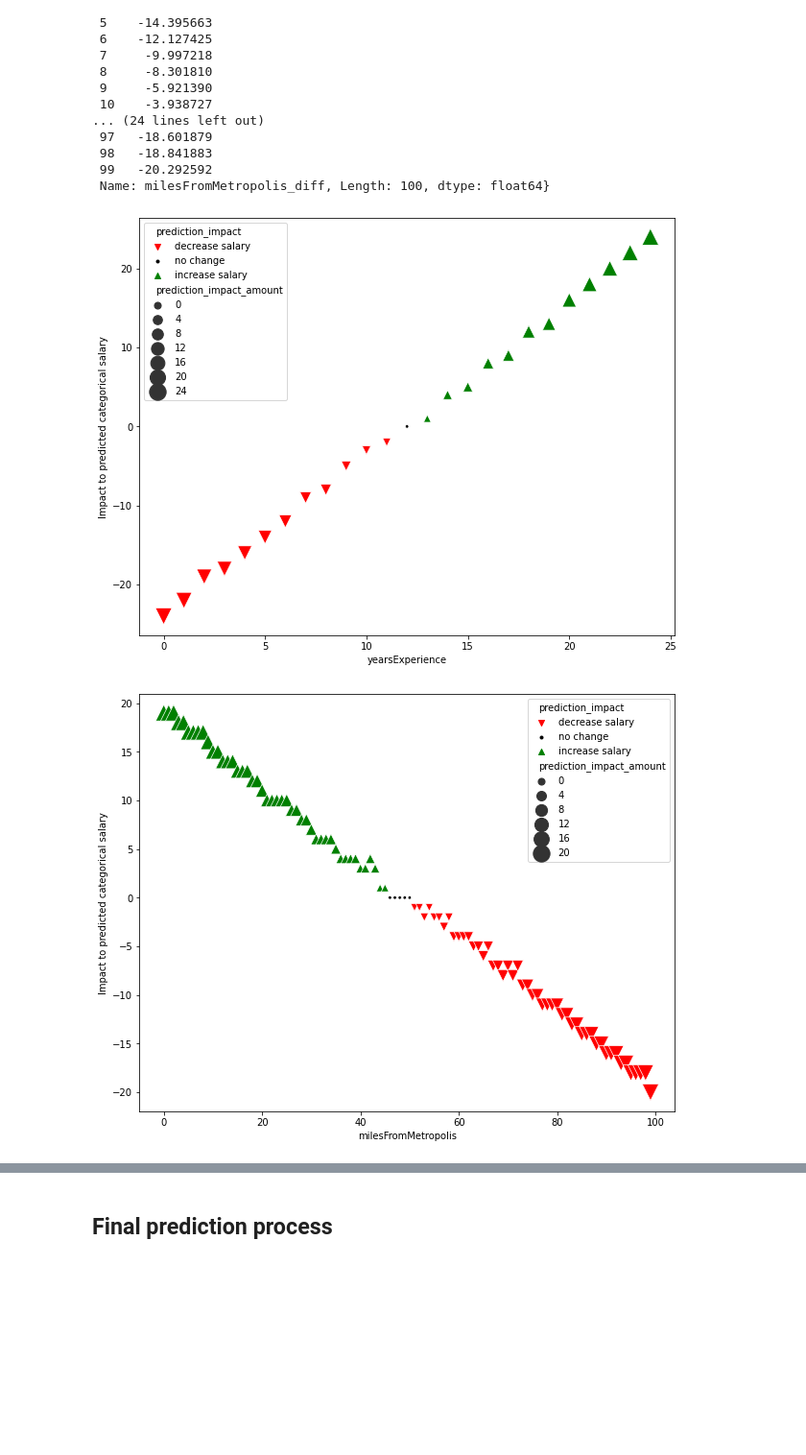
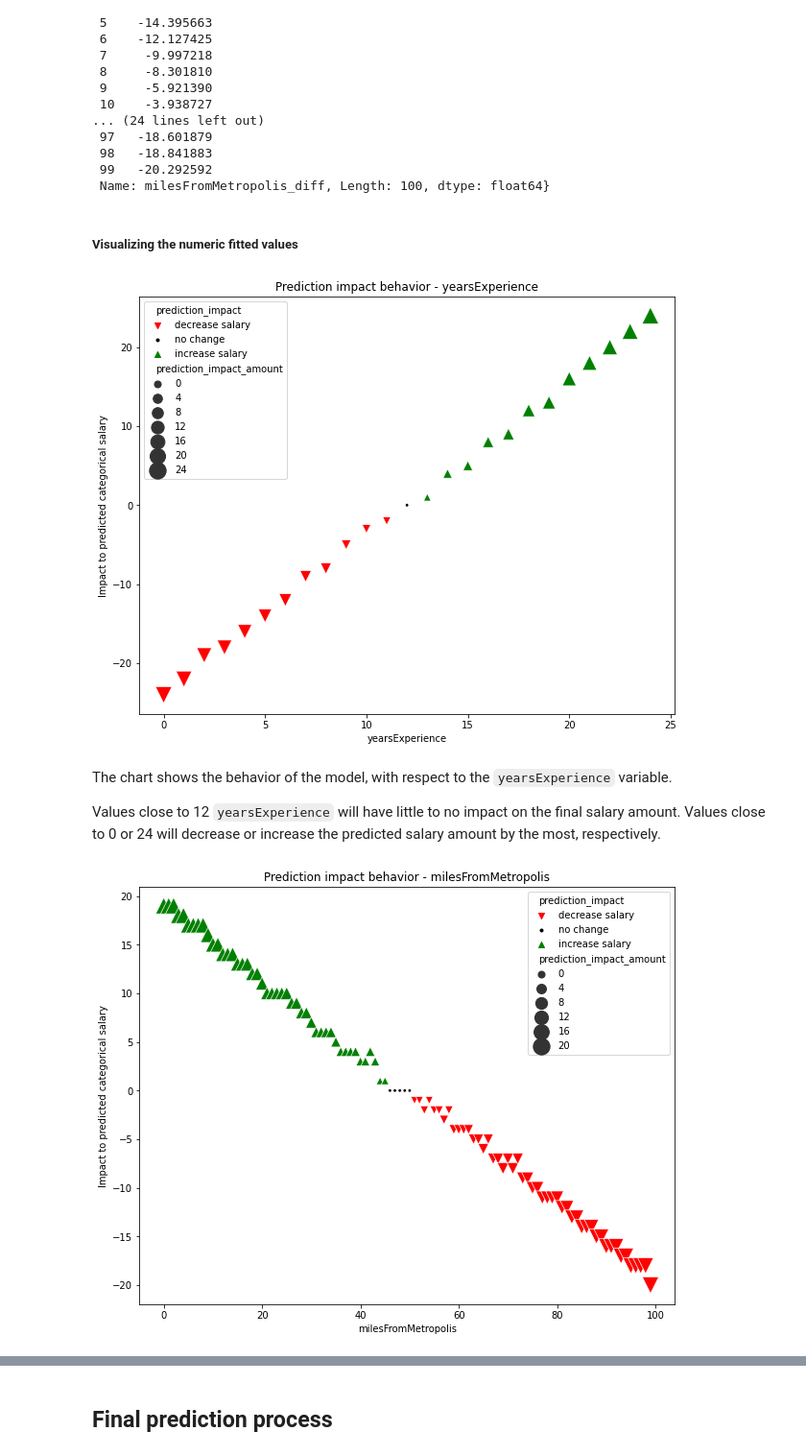
Before and after one commit to scottwiles/salary_prediction, a Jupyter notebook: notebooks/salary_prediction_baseline_model.ipynb, the cells around one changed output, grey strips where cells are left out. Shown: that part at 96% size. Saved outputs shown, nothing was run; the diff lists cells and outputs as text; code cells hidden in the pictures; blank space fills up the shorter version.

Commit message:
inspect baseline residuals

```diff
--- a/notebooks/salary_prediction_baseline_model.ipynb
+++ b/notebooks/salary_prediction_baseline_model.ipynb
@@ -98,11 +114,17 @@ example_baseline.fitted_numeric_salaries
  98   -18.841883
  99   -20.292592
  Name: milesFromMetropolis_diff, Length: 100, dtype: float64}
+# %% [markdown]
+##### Visualizing the numeric fitted values
 # %%
-visualize_numeric_fit(example_baseline.fitted_numeric_salaries['yearsExperience'])
+visualize_numeric_fit(example_baseline.fitted_numeric_diffs['yearsExperience'])
 # %% [output]
-[figure, old version]
+[figure, new version]
+# %% [markdown]
+The chart shows the behavior of the model, with respect to the `yearsExperience` variable.
+
+Values close to 12 `yearsExperience` will have little to no impact on the final salary amount. Values close to 0 or 24 will decrease or increase the predicted salary amount by the most, respectively.
 # %%
-visualize_numeric_fit(example_baseline.fitted_numeric_salaries['milesFromMetropolis'])
+visualize_numeric_fit(example_baseline.fitted_numeric_diffs['milesFromMetropolis'])
 # %% [output]
-[figure, old version]
+[figure, new version]
```
Also changed, not shown: parts of 32 cells of this notebook, 2 other files.
